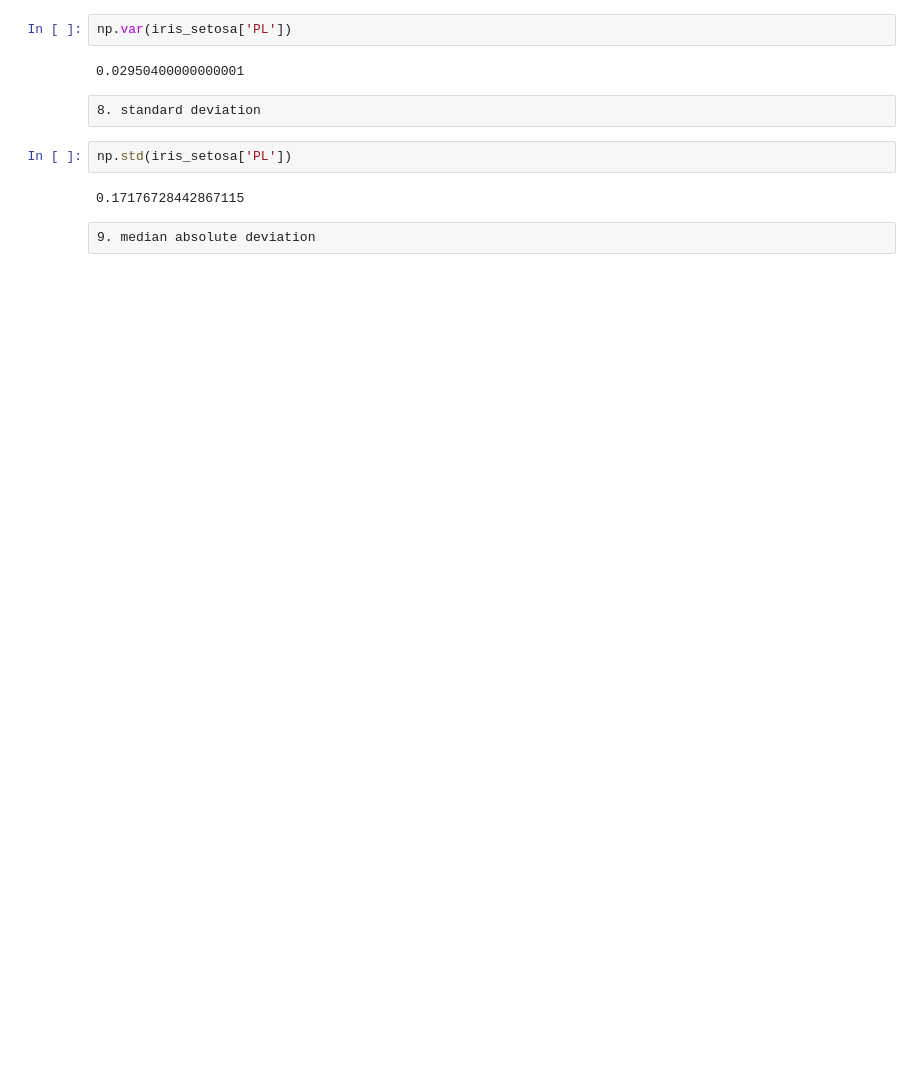
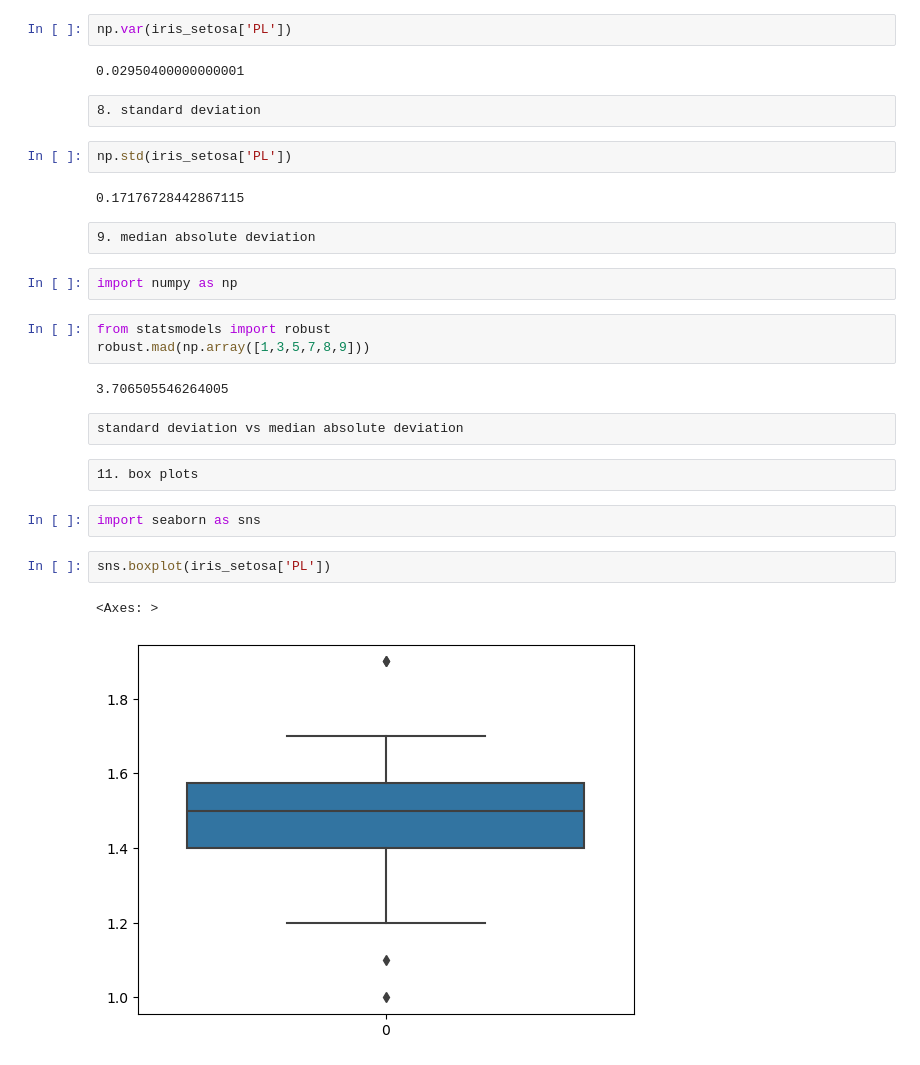
Before and after one commit to saimounikanedunuri/365daysOfCode, a Jupyter notebook: Projects/Statistics.ipynb, the cells around one changed output. Saved outputs shown, nothing was run; the diff lists cells and outputs as text; blank space fills up the shorter version.

```diff
--- a/Projects/Statistics.ipynb
+++ b/Projects/Statistics.ipynb
@@ -361,3 +361,21 @@ np.std(iris_setosa['PL'])
 0.17176728442867115
 # %% [raw]
 9. median absolute deviation
+# %%
+import numpy as np
+# %%
+from statsmodels import robust
+robust.mad(np.array([1,3,5,7,8,9]))
+# %% [output]
+3.706505546264005
+# %% [raw]
+standard deviation vs median absolute deviation
+# %% [raw]
+11. box plots
+# %%
+import seaborn as sns
+# %%
+sns.boxplot(iris_setosa['PL'])
+# %% [output]
+<Axes: >
+[figure, added]
```
Also changed, not shown: parts of 6 cells of this notebook.
